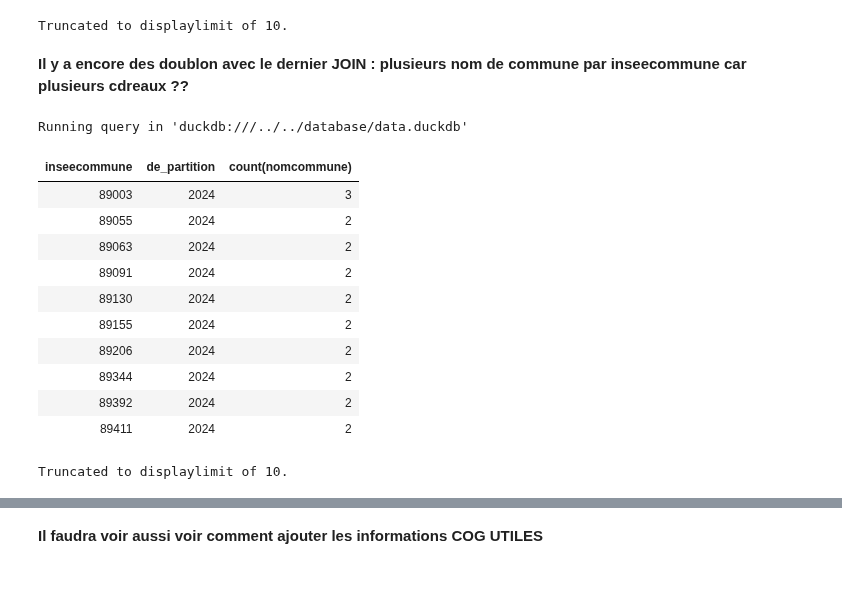
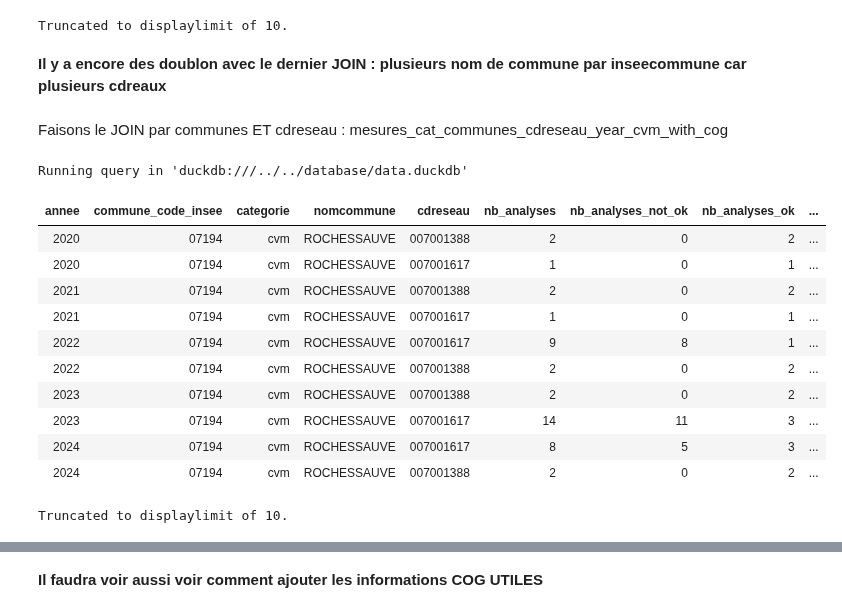
Before and after one commit to dataforgoodfr/13_pollution_eau, a Jupyter notebook: analytics/notebooks/cvm_calcul_conformite_par_commune-MAJ.ipynb, the cells around one changed output, grey strips where cells are left out. Drawn from its saved outputs; the diff is of its cells as text; code cells hidden in the pictures; blank space fills up the shorter version.

```diff
--- a/analytics/notebooks/cvm_calcul_conformite_par_commune-MAJ.ipynb
+++ b/analytics/notebooks/cvm_calcul_conformite_par_commune-MAJ.ipynb
@@ -1109,31 +1393,31 @@ Running query in 'duckdb:///../../database/data.duckdb'
 | 2024 | 07194 | cvm | ROCHESSAUVE | 10 | 5 | 5 | > 0,5 µg/L |
 Truncated to displaylimit of 10.
 # %% [markdown]
-**Il y a encore des doublon avec le dernier JOIN : plusieurs nom de commune par inseecommune car plusieurs cdreaux ??**
+**Il y a encore des doublon avec le dernier JOIN : plusieurs nom de commune par inseecommune car plusieurs cdreaux**
-# %%
-%%sql --with int_edc__commune_udi
-SELECT
-        inseecommune,
-        de_partition,
-        COUNT(nomcommune)
-FROM
-    int_edc__commune_udi
-GROUP BY
-        inseecommune,
-        de_partition
-HAVING
-    COUNT(nomcommune) >1
-# %% [output]
-Running query in 'duckdb:///../../database/data.duckdb'
-| inseecommune | de_partition | count(nomcommune) |
-| 89003 | 2024 | 3 |
-| 89055 | 2024 | 2 |
-| 89063 | 2024 | 2 |
-| 89091 | 2024 | 2 |
-| 89130 | 2024 | 2 |
-| 89155 | 2024 | 2 |
-| 89206 | 2024 | 2 |
-| 89344 | 2024 | 2 |
-| 89392 | 2024 | 2 |
-| 89411 | 2024 | 2 |
-Truncated to displaylimit of 10.
+# %% [markdown]
+Faisons le JOIN par communes ET cdreseau : mesures_cat_communes_cdreseau_year_cvm_with_cog
+# %%
+%%sql --with mesures_cat_communes_cdreseau_year_cvm_with_cog
+ SELECT
+   *
+ FROM
+   mesures_cat_communes_cdreseau_year_cvm_with_cog
+WHERE
+    commune_code_insee = '07194'
+    AND categorie = 'cvm'
+ORDER BY
+    annee
+# %% [output]
+Running query in 'duckdb:///../../database/data.duckdb'
+| annee | commune_code_insee | categorie | nomcommune | cdreseau | nb_analyses | nb_analyses_not_ok | nb_analyses_ok | ... |
+| 2020 | 07194 | cvm | ROCHESSAUVE | 007001388 | 2 | 0 | 2 | ... |
+| 2020 | 07194 | cvm | ROCHESSAUVE | 007001617 | 1 | 0 | 1 | ... |
+| 2021 | 07194 | cvm | ROCHESSAUVE | 007001388 | 2 | 0 | 2 | ... |
+| 2021 | 07194 | cvm | ROCHESSAUVE | 007001617 | 1 | 0 | 1 | ... |
+| 2022 | 07194 | cvm | ROCHESSAUVE | 007001617 | 9 | 8 | 1 | ... |
+| 2022 | 07194 | cvm | ROCHESSAUVE | 007001388 | 2 | 0 | 2 | ... |
+| 2023 | 07194 | cvm | ROCHESSAUVE | 007001388 | 2 | 0 | 2 | ... |
+| 2023 | 07194 | cvm | ROCHESSAUVE | 007001617 | 14 | 11 | 3 | ... |
+| 2024 | 07194 | cvm | ROCHESSAUVE | 007001617 | 8 | 5 | 3 | ... |
+| 2024 | 07194 | cvm | ROCHESSAUVE | 007001388 | 2 | 0 | 2 | ... |
+Truncated to displaylimit of 10.
```
Also changed, not shown: parts of 21 cells of this notebook.
